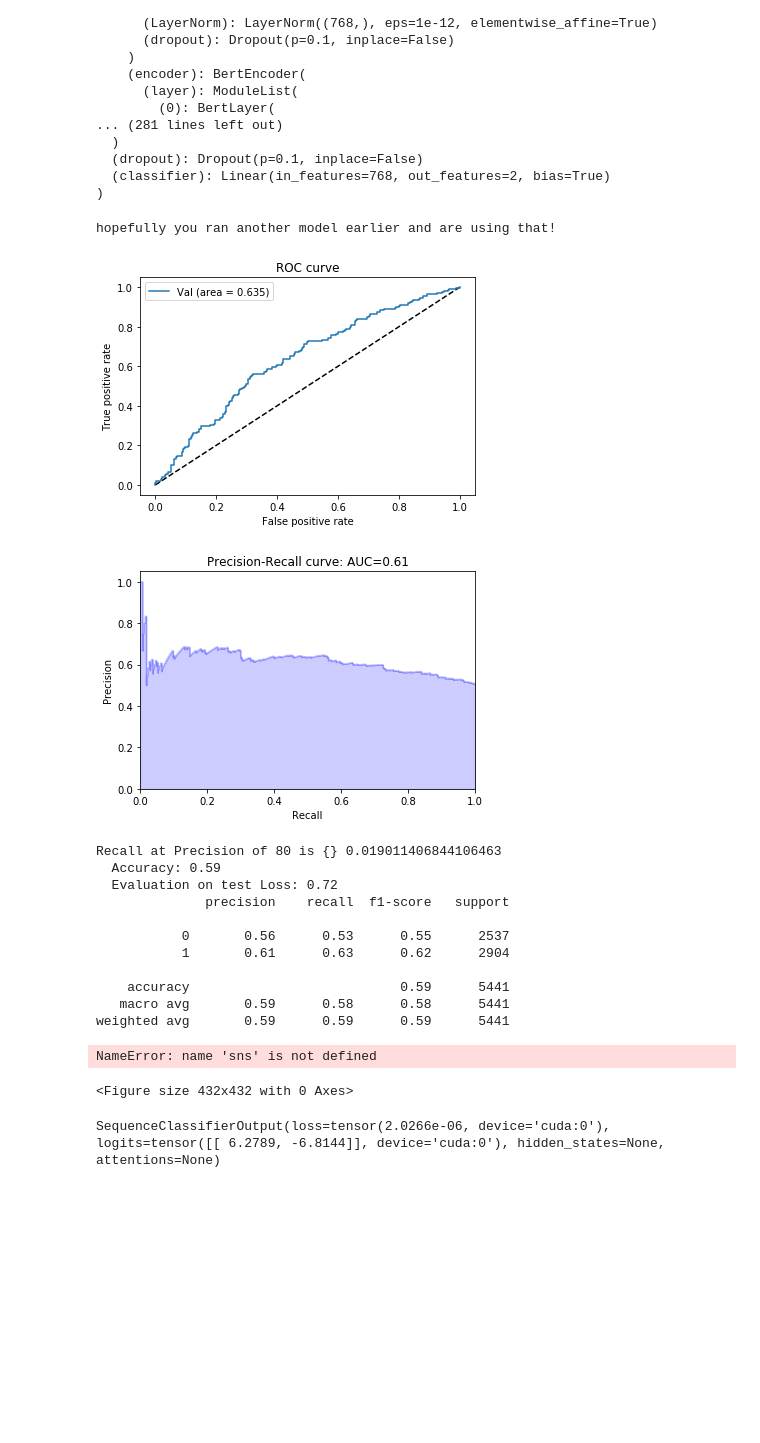
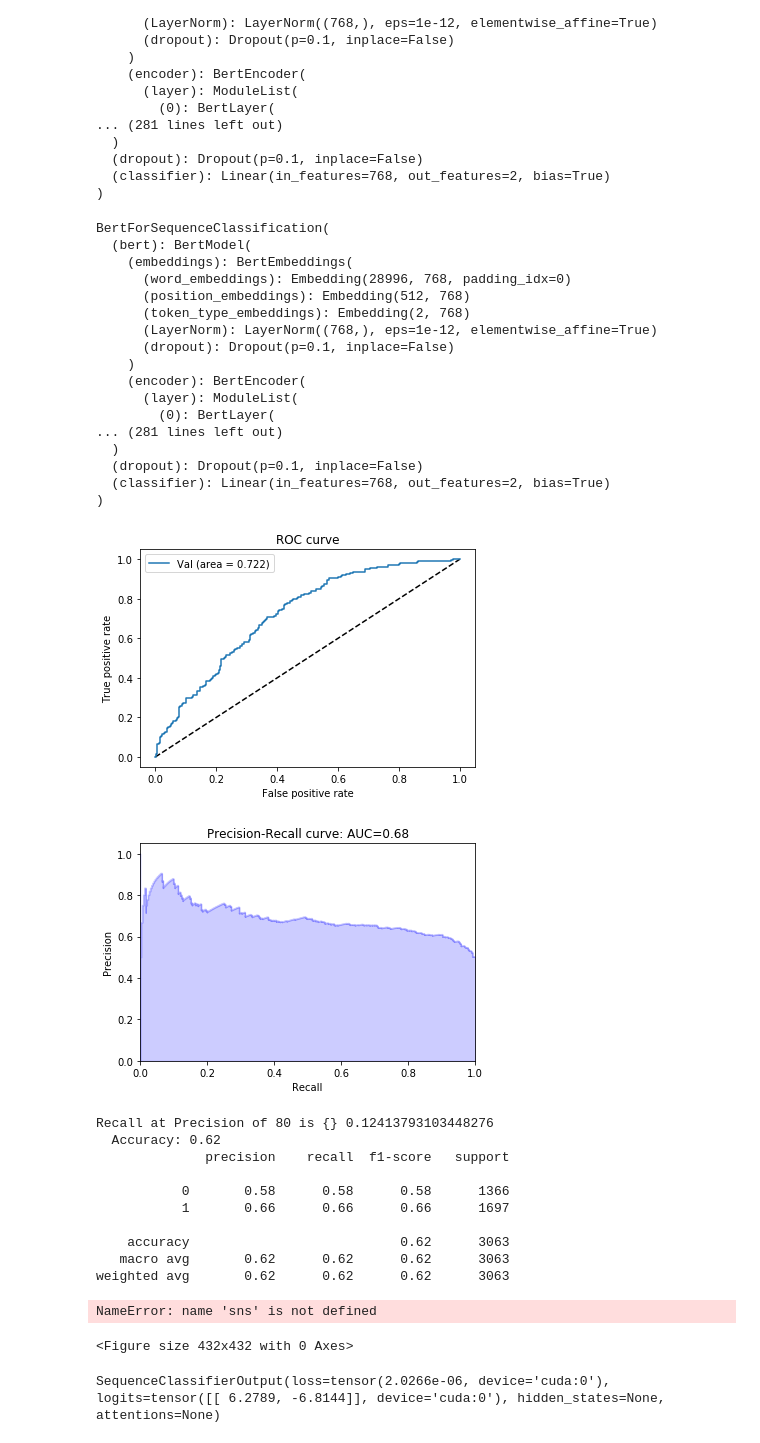
Before and after one commit to bestpredicts/NLP_Projects, a Jupyter notebook: clinicalBERT/BERT_Fine_Tuning_Sentence_Classification_v4.ipynb, the cells around one changed output. Saved outputs shown, nothing was run; the diff lists cells and outputs as text; code cells hidden in the pictures; blank space fills up the shorter version.

Commit message:
bit of re-arranging and getting lrp module to work

```diff
--- a/clinicalBERT/BERT_Fine_Tuning_Sentence_Classification_v4.ipynb
+++ b/clinicalBERT/BERT_Fine_Tuning_Sentence_Classification_v4.ipynb
@@ -372,8 +367,8 @@ def preprocess_tokenize_embed_data(df_filename):
 # going to get the train and validation datasets now - will be ready to train on
 # this will take a bit of time to do so as the tokenization and encoding is quite a lengthy procedure
 # %%
-train_dataset = preprocess_tokenize_embed_data("./data/3days/train.csv")
-val_dataset =  preprocess_tokenize_embed_data("./data/3days/val.csv")
+train_dataset = preprocess_tokenize_embed_data("./data/discharge/train.csv")
+val_dataset =  preprocess_tokenize_embed_data("./data/3discharge/val.csv")
 # %% [output]
 Number of sentences: 47,793
 Original:  have a significant family history of cancer. occupation: drugs: tobacco: alcohol: other: (per omr): the patient is a previous mechanical engineer. he smoked occasionally but quit 35 years a ...
@@ -1219,7 +1218,7 @@ def vote_pr_curve(df, score, output_dir):
 
 We'll need to apply all of the same steps that we did for the training data to prepare our test data set.
 # %%
-test_dataset = preprocess_tokenize_embed_data("./data/3days/test.csv")
+test_dataset = preprocess_tokenize_embed_data("./data/discharge/test.csv")
 
 print(len(test_dataset))
 
@@ -1290,16 +1289,16 @@ from funcsigs import signature
 from sklearn.metrics import roc_auc_score, precision_recall_curve, roc_curve, auc, confusion_matrix, classification_report
 from tqdm import tqdm_notebook
 # Prediction on test set
-# output_dir = "./results_updated_BioClinicalBERT_3day_160421/"
+output_dir = "./results/results_updated_BioClinicalBERTpretrained_discharge_220421/"
 # Create output directory if needed
 if not os.path.exists(output_dir):
     os.makedirs(output_dir)
 
-load_pretrained = False
+load_pretrained = True
 if load_pretrained:
     #reload other model perhaps:
     model = BertForSequenceClassification.from_pretrained(
-        './model/updated_BioClinicalBERT_160421/', # Use the 12-layer BERT model, with an uncased vocab.
+        './model/results_updated_BioClinicalBERTpretrained_discharge_220421/', # Use the 12-layer BERT model, with an uncased vocab.
         num_labels = 2, # The number of output labels--2 for binary classification.
                         # You can increase this for multi-class tasks.
         output_attentions = False, # Whether the model returns attentions weights.
@@ -1402,55 +1401,75 @@ true_labels = np.concatenate(true_labels, axis = 0)
 df = pd.DataFrame({'logits': logits_history[:,1], 'pred_label': pred_labels, 'label': true_labels})
 #         string = 'logits_clinicalbert_' + readmission_mode + '_chunks.csv'
 #         df.to_csv(os.path.join(output_dir, string))
-df.to_csv(f'{output_dir}logits_preds_truths.csv')
+# df.to_csv(f'{output_dir}logits_preds_truths.csv')
 
-df_test = pd.read_csv("./data/3days/test.csv")
+df_test = pd.read_csv("./data/discharge/test.csv")
 fpr, tpr, df_out = vote_score(df_test, logits_history[:,1], output_dir = output_dir)
 
 # string = 'logits_clinicalbert_' + readmission_mode + '_readmissions.csv'
-df_out.to_csv(f'{output_dir}logits_BioClinicalBert_3day.csv')
+# df_out.to_csv(f'{output_dir}logits_BioClinicalBert_discharge.csv')
 
 rp80 = vote_pr_curve(df_test, logits_history[:,1], output_dir=output_dir)
 
 # Report the final accuracy for this test run.
 avg_test_accuracy = total_eval_accuracy / len(test_dataloader)
 print("  Accuracy: {0:.2f}".format(avg_test_accuracy))
 
 # Calculate the average loss over all of the batches.
 avg_test_loss = total_eval_loss / len(test_dataloader)
 
-print("  Evaluation on test Loss: {0:.2f}".format(avg_val_loss))
+# print("  Evaluation on test Loss: {0:.2f}".format(avg_test_loss))
 
 # preds = np.argmax(preds, axis = 1)
 print(classification_report(true_labels, pred_labels))
+
+#save classification report as a dataframe to csv
+pd.DataFrame(classification_report(true_labels,pred_labels, output_dict=True)).to_csv(f"{output_dir}_classification_report.csv")
+
 
 cf = confusion_matrix(true_labels, pred_labels, normalize = 'true')
 df_cf = pd.DataFrame(cf, ['not r/a', 'readmitted'], ['not r/a', 'readmitted'])
 plt.figure(figsize = (6,6))
 plt.suptitle("Readmitted vs not readmitted")
 sns.heatmap(df_cf, annot = True, cmap = 'Blues')
-plt.savefig(f"{output_dir}Confusion_Matrix.png")
+# plt.savefig(f"{output_dir}Confusion_Matrix.png")
 
 # Record all statistics from this test
 
 test_result = {'eval_loss': avg_test_loss,
           'eval_accuracy': avg_test_accuracy,
           'RP80': rp80}
+pd.DataFrame(test_result).to_csv(f"{output_dir}_test_results.csv")
 # %% [output]
-hopefully you ran another model earlier and are using that!
+BertForSequenceClassification(
+  (bert): BertModel(
+    (embeddings): BertEmbeddings(
+      (word_embeddings): Embedding(28996, 768, padding_idx=0)
+      (position_embeddings): Embedding(512, 768)
+      (token_type_embeddings): Embedding(2, 768)
+      (LayerNorm): LayerNorm((768,), eps=1e-12, elementwise_affine=True)
+      (dropout): Dropout(p=0.1, inplace=False)
+    )
+    (encoder): BertEncoder(
+      (layer): ModuleList(
+        (0): BertLayer(
+... (281 lines left out)
+  )
+  (dropout): Dropout(p=0.1, inplace=False)
+  (classifier): Linear(in_features=768, out_features=2, bias=True)
+)
-[figure, old version]
+[figure, new version]
-[figure, old version]
+[figure, new version]
-Recall at Precision of 80 is {} 0.019011406844106463
-  Accuracy: 0.59
-  Evaluation on test Loss: 0.72
+Recall at Precision of 80 is {} 0.12413793103448276
+  Accuracy: 0.62
               precision    recall  f1-score   support
 
-           0       0.56      0.53      0.55      2537
-           1       0.61      0.63      0.62      2904
+           0       0.58      0.58      0.58      1366
+           1       0.66      0.66      0.66      1697
 
-    accuracy                           0.59      5441
-   macro avg       0.59      0.58      0.58      5441
-weighted avg       0.59      0.59      0.59      5441
+    accuracy                           0.62      3063
+   macro avg       0.62      0.62      0.62      3063
+weighted avg       0.62      0.62      0.62      3063
 NameError: name 'sns' is not defined
 <Figure size 432x432 with 0 Axes>
 # %%
```
Also changed, not shown: parts of 8 cells of this notebook, 6 other files.
